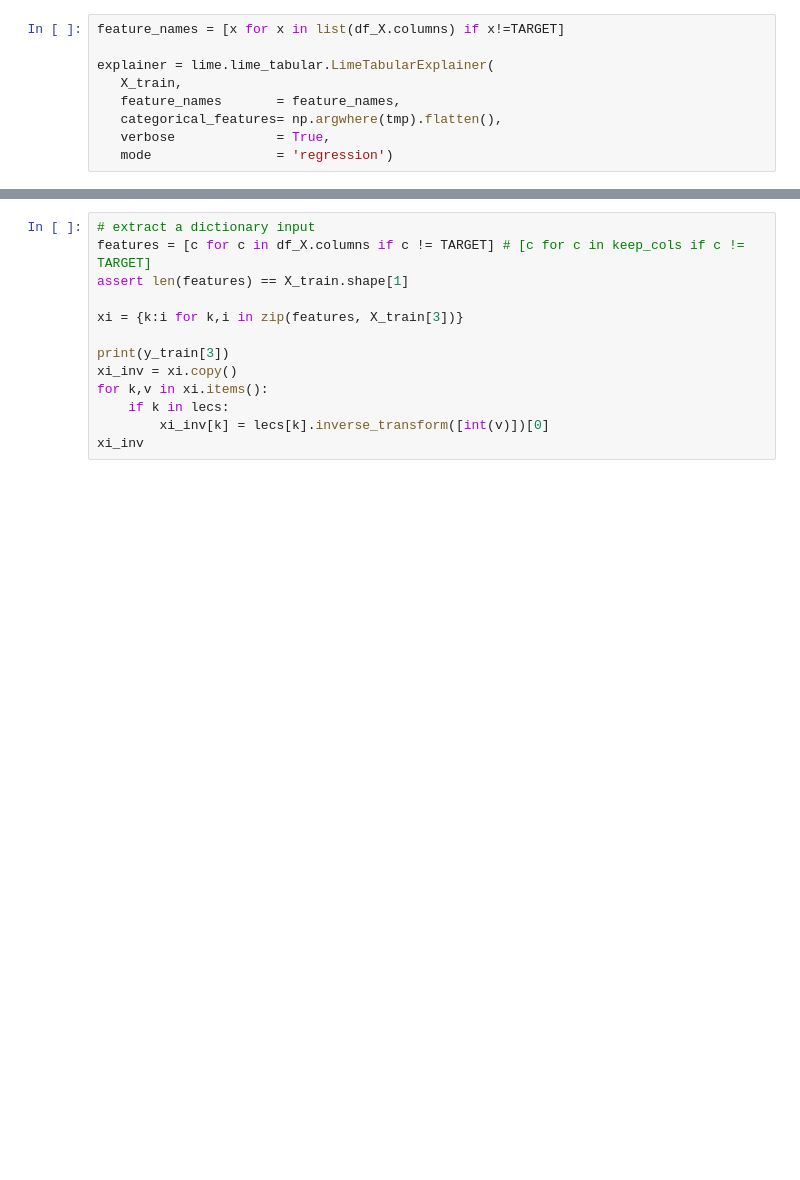
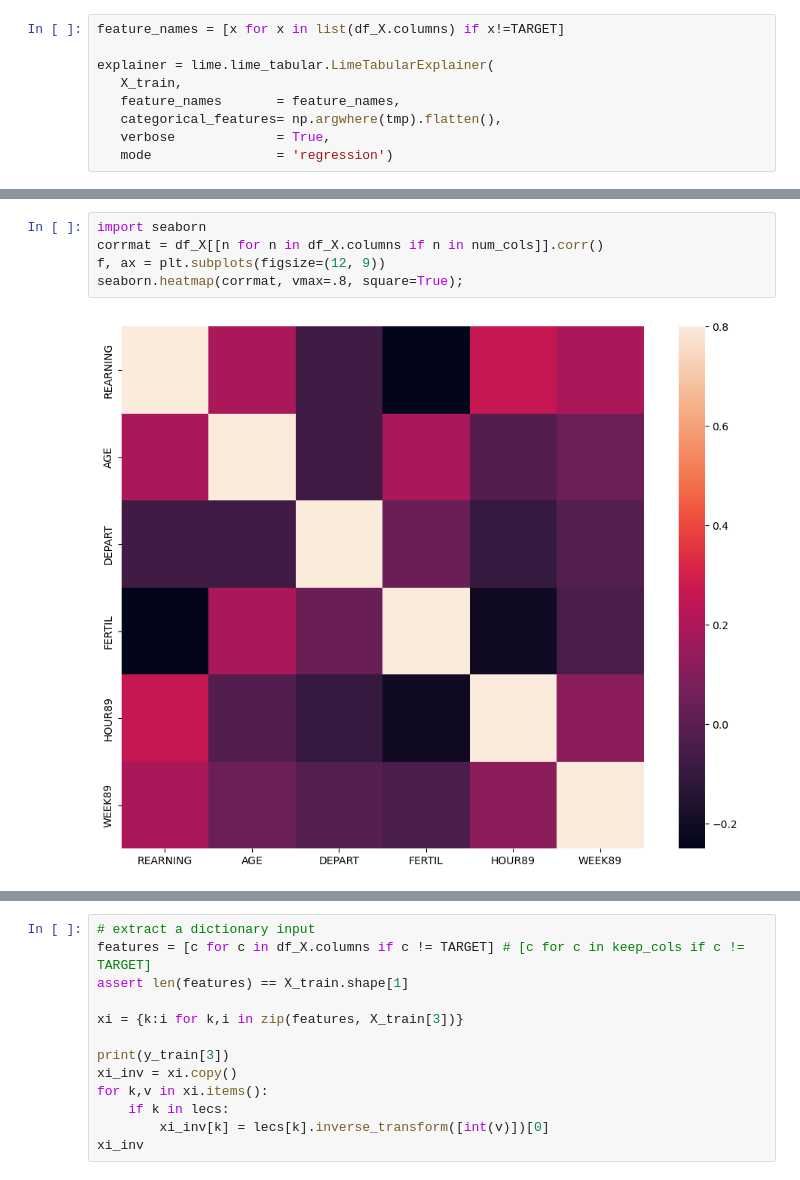
Before and after one commit to 6point6/terraform-templates-aws, a Jupyter notebook: demo-notebooks/backup/Demo_03_Neat.ipynb, the cells around one changed output, grey strips where cells are left out. Cells and saved outputs as stored; diff of their text form; blank space fills up the shorter version.

```diff
--- a/demo-notebooks/backup/Demo_03_Neat.ipynb
+++ b/demo-notebooks/backup/Demo_03_Neat.ipynb
@@ -1689,2 +1574,9 @@ Right: 13887.811245978066
+# %%
+import seaborn
+corrmat = df_X[[n for n in df_X.columns if n in num_cols]].corr()
+f, ax = plt.subplots(figsize=(12, 9))
+seaborn.heatmap(corrmat, vmax=.8, square=True);
+# %% [output]
+[figure, added]
 # %% [markdown]
 ## 3.2 Variational Testing
```
Also changed, not shown: parts of 48 cells of this notebook, 1 other file.
